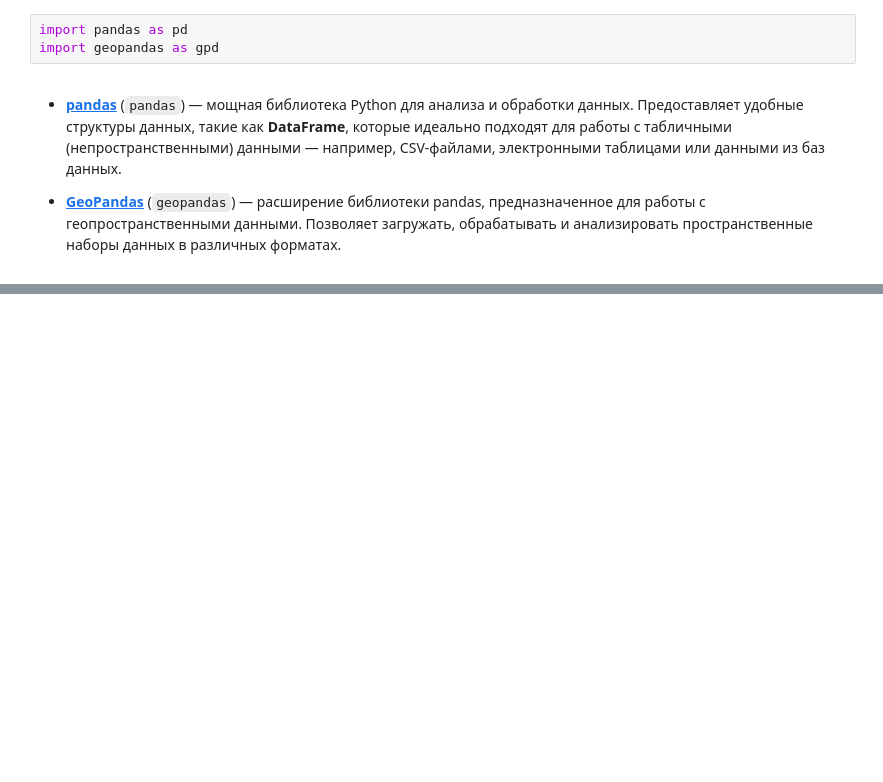
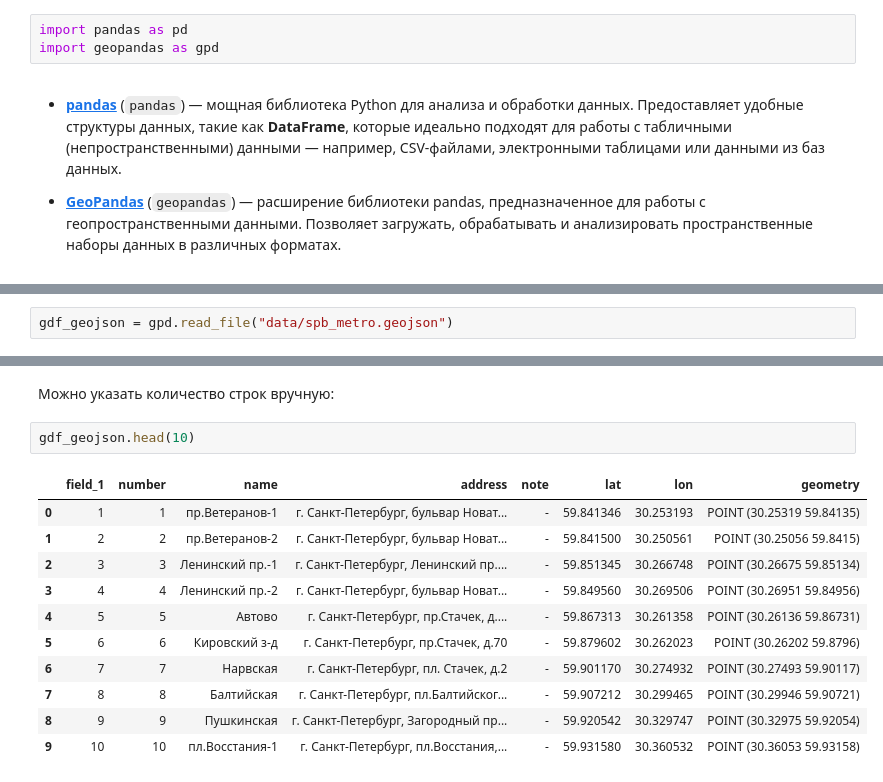
Before and after one commit to bella-mir/geoPython, a Jupyter notebook: chapters/basics/module_1/spData_3.ipynb, the cells around one changed output, grey strips where cells are left out. Saved outputs shown, nothing was run; the diff lists cells and outputs as text; blank space fills up the shorter version.

```diff
--- a/chapters/basics/module_1/spData_3.ipynb
+++ b/chapters/basics/module_1/spData_3.ipynb
@@ -167,0 +22,2 @@ Bounds: [16.26083539 48.13051529 16.50843802 48.27751795]
+# %%
+gdf_geojson = gpd.read_file("data/spb_metro.geojson")
@@ -167,0 +40,16 @@ Bounds: [16.26083539 48.13051529 16.50843802 48.27751795]
+# %% [markdown]
+Можно указать количество строк вручную:
+# %%
+gdf_geojson.head(10)
+# %% [output]
+|  | field_1 | number | name | address | note | lat | lon | geometry |
+| 0 | 1 | 1 | пр.Ветеранов-1 | г. Санкт-Петербург, бульвар Новат... | - | 59.841346 | 30.253193 | POINT (30.25319 59.84135) |
+| 1 | 2 | 2 | пр.Ветеранов-2 | г. Санкт-Петербург, бульвар Новат... | - | 59.841500 | 30.250561 | POINT (30.25056 59.8415) |
+| 2 | 3 | 3 | Ленинский пр.-1 | г. Санкт-Петербург, Ленинский пр.... | - | 59.851345 | 30.266748 | POINT (30.26675 59.85134) |
+| 3 | 4 | 4 | Ленинский пр.-2 | г. Санкт-Петербург, бульвар Новат... | - | 59.849560 | 30.269506 | POINT (30.26951 59.84956) |
+| 4 | 5 | 5 | Автово | г. Санкт-Петербург, пр.Стачек, д.... | - | 59.867313 | 30.261358 | POINT (30.26136 59.86731) |
+| 5 | 6 | 6 | Кировский з-д | г. Санкт-Петербург, пр.Стачек, д.70 | - | 59.879602 | 30.262023 | POINT (30.26202 59.8796) |
+| 6 | 7 | 7 | Нарвская | г. Санкт-Петербург, пл. Стачек, д.2 | - | 59.901170 | 30.274932 | POINT (30.27493 59.90117) |
+| 7 | 8 | 8 | Балтийская | г. Санкт-Петербург, пл.Балтийског... | - | 59.907212 | 30.299465 | POINT (30.29946 59.90721) |
+| 8 | 9 | 9 | Пушкинская | г. Санкт-Петербург, Загородный пр... | - | 59.920542 | 30.329747 | POINT (30.32975 59.92054) |
+| 9 | 10 | 10 | пл.Восстания-1 | г. Санкт-Петербург, пл.Восстания,... | - | 59.931580 | 30.360532 | POINT (30.36053 59.93158) |
```
Also changed, not shown: parts of 104 cells of this notebook, 5 other files.
